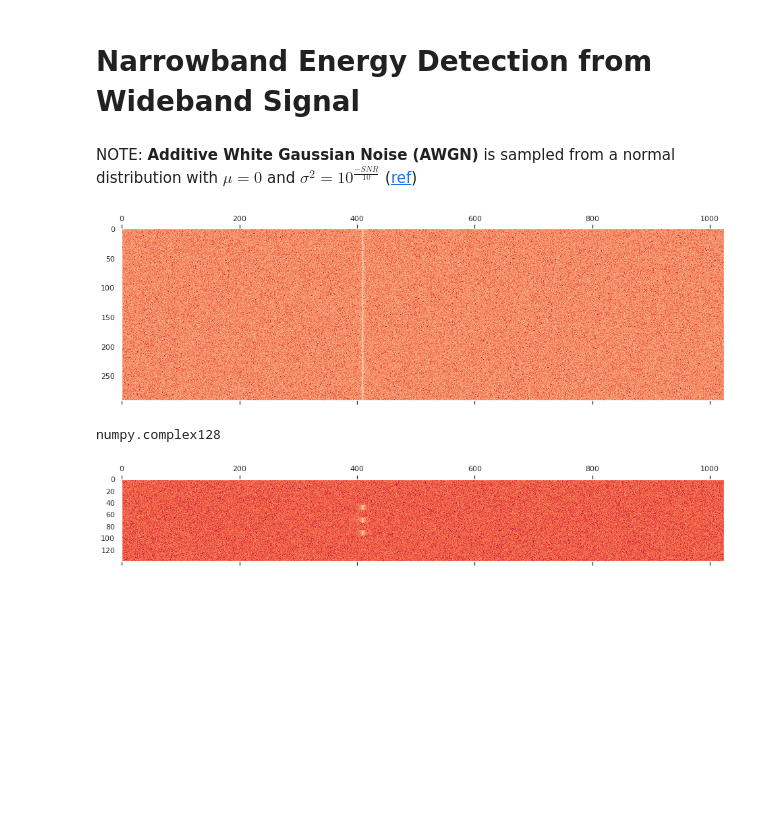
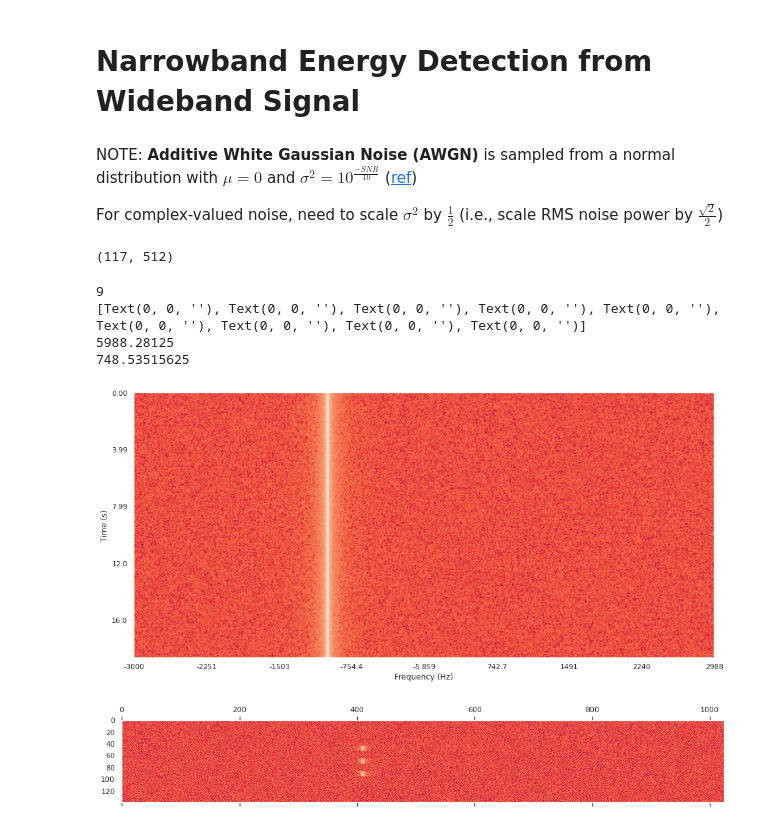
Before and after one commit to britishtar/DSP_tutorials, a Jupyter notebook: Energy Detector.ipynb, the cells around one changed output. Saved outputs shown, nothing was run; the diff lists cells and outputs as text; code cells hidden in the pictures; blank space fills up the shorter version.

Commit message:
added support for complex AWGN generation in 'Energy Detector.ipynb'

```diff
--- a/Energy Detector.ipynb
+++ b/Energy Detector.ipynb
@@ -8,13 +9,15 @@ import seaborn as sns
 sns.set()
 # %%
 # Signal Generator Parameters:
-freq = 3000.0 # Hz
-duration = 10.0 # seconds
+freq = 1000.0 # Hz
+duration = 1.5 # seconds
 oversamp = 10 # oversampling rate
 Fs = freq*oversamp # samples per second
 AWGN_SNR = 0.0 # dB
 # %% [markdown]
 NOTE: **Additive White Gaussian Noise (AWGN)** is sampled from a normal distribution with ${\mu} = 0$ and ${\sigma}^2 = 10^\frac{-SNR}{10}$ ([ref](https://www.sharetechnote.com/html/Handbook_Communication_awgn.html))
+
+For complex-valued noise, need to scale ${\sigma}^2$ by $\frac{1}{2}$ (i.e., scale RMS noise power by $\frac{\sqrt{2}}{2}$)
 # %%
 def sig_gen(freq, duration, Fs, AWGN_SNR=None, complex=True):
     '''
@@ -36,14 +39,14 @@ def sig_gen(freq, duration, Fs, AWGN_SNR=None, complex=True):
     t = np.linspace(0,duration, int(duration*Fs))
 
     if AWGN_SNR is not None:
+        variance = np.power(10, -AWGN_SNR/10)
         # Additive White Gaussian Noise
         # Create gaussian white noise signal:
-        awgn = np.random.normal(0, np.sqrt(np.power(10,-AWGN_SNR/10)), int(duration*Fs))
         if complex:
-            awgn = np.random.normal(0, np.sqrt(np.power(10,-AWGN_SNR/10)), int(duration*Fs)) + \
-                   1j*np.random.normal(0, np.sqrt(np.power(10,-AWGN_SNR/10)), int(duration*Fs))
+            variance = variance/2
+            awgn = np.sqrt(variance)*(np.random.randn(int(duration*Fs)) + 1j*np.random.randn(int(duration*Fs)))
             return sig*np.exp(-1j*(omega*t)) + awgn
         else:
-            awgn = np.random.normal(0, np.sqrt(np.power(10,-AWGN_SNR/10)), int(duration*Fs))
+            awgn = np.random.normal(0, np.sqrt(variance), int(duration*Fs))
             return sig*np.real(np.exp(-1j*(omega*t))) + awgn
 # %%
@@ -86,12 +112,19 @@ def psd_plot(signal, NFFT=1024, width=16, freq_range=None, Fs=None):
+# %%
+if coeff_data.shape[0] > 10:
+# %% [output]
+(117, 512)
 # %%
-my_signal = sig_gen(freq, duration, Fs, AWGN_SNR=-10.0, complex=True)
-f, c = psd_plot(my_signal)
+duration = 20.0
+freq = 1000
+Fs = 6000
+my_signal = sig_gen(freq, duration, Fs, AWGN_SNR=10.0, complex=True)
+f, c = psd_plot(my_signal, Fs=Fs, NFFT=512, width=16)
 # %% [output]
+9
+[Text(0, 0, ''), Text(0, 0, ''), Text(0, 0, ''), Text(0, 0, ''), Text(0, 0, ''), Text(0, 0, ''), Text(0, 0, ''), Text(0, 0, ''), Text(0, 0, '')]
+5988.28125
+748.53515625
-[figure, old version]
+[figure, new version]
-# %%
-type(my_signal[0])
-# %% [output]
-numpy.complex128
 # %%
 # Create and on-off-keying (OOK) signal:
 freq = 3000.0
```
Also changed, not shown: parts of 3 cells of this notebook.
